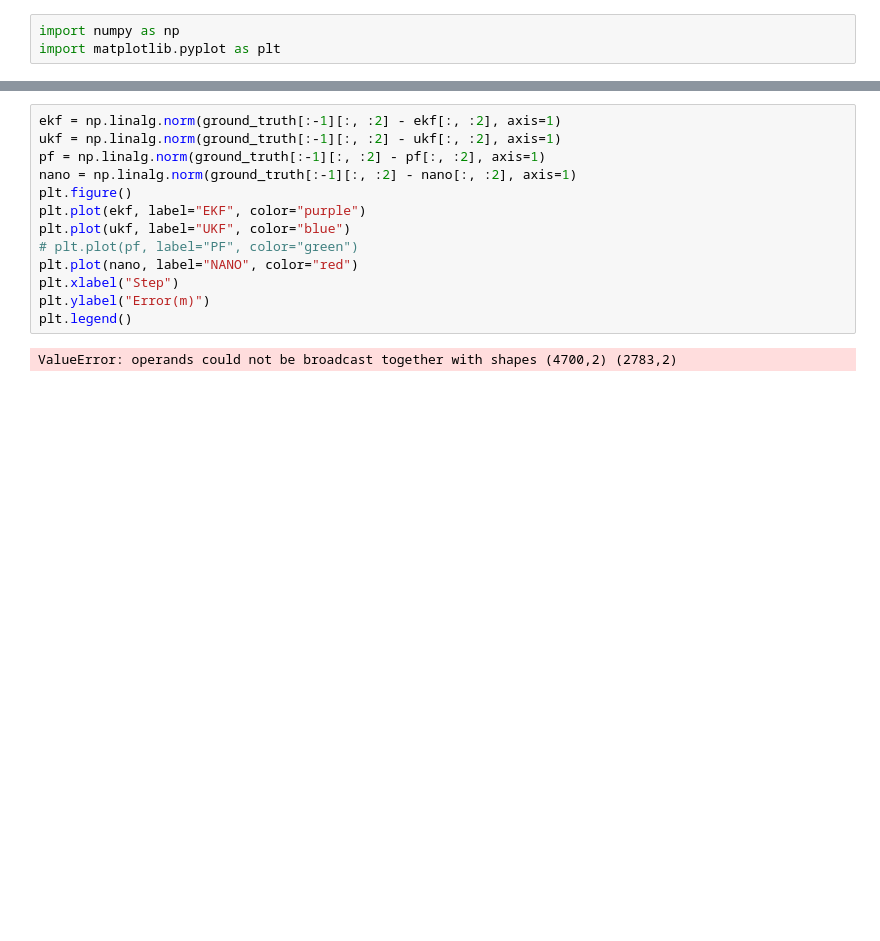
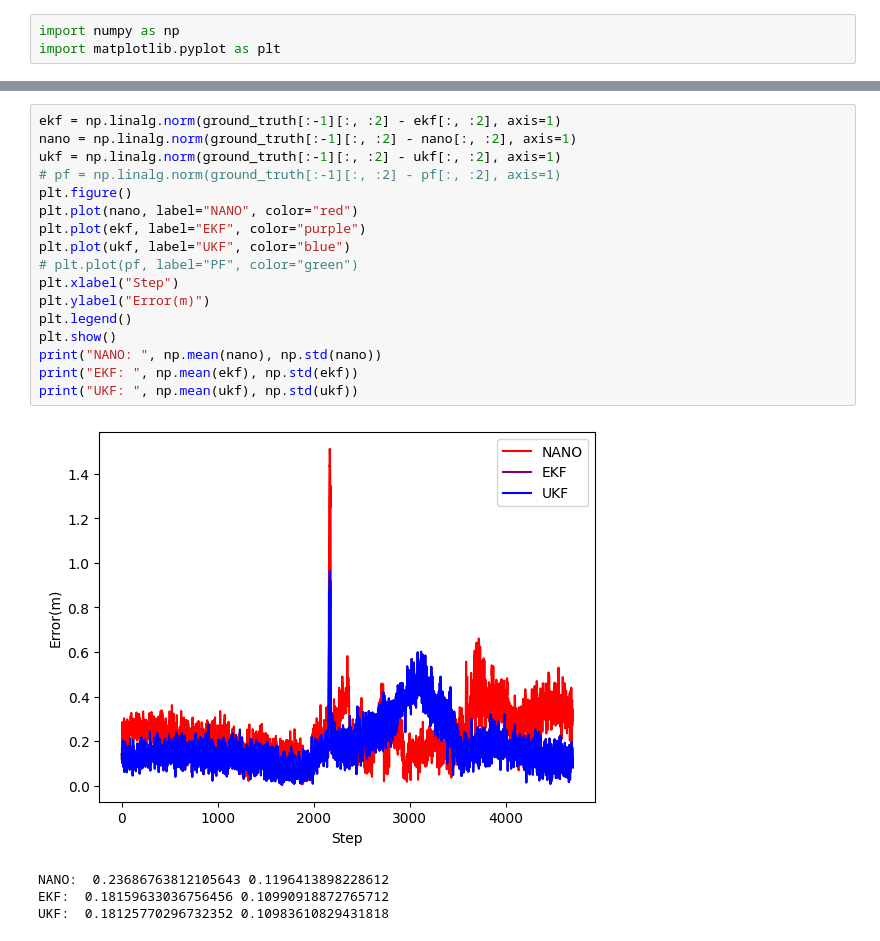
Before and after one commit to Horizonll/Loc-NANO, a Jupyter notebook: a.ipynb, the cells around one changed output, grey strips where cells are left out. Saved outputs shown, nothing was run; the diff lists cells and outputs as text; blank space fills up the shorter version.

```diff
--- a/a.ipynb
+++ b/a.ipynb
@@ -30,15 +30,22 @@ plt.show()
 # %%
 ekf = np.linalg.norm(ground_truth[:-1][:, :2] - ekf[:, :2], axis=1)
+nano = np.linalg.norm(ground_truth[:-1][:, :2] - nano[:, :2], axis=1)
 ukf = np.linalg.norm(ground_truth[:-1][:, :2] - ukf[:, :2], axis=1)
-pf = np.linalg.norm(ground_truth[:-1][:, :2] - pf[:, :2], axis=1)
-nano = np.linalg.norm(ground_truth[:-1][:, :2] - nano[:, :2], axis=1)
+# pf = np.linalg.norm(ground_truth[:-1][:, :2] - pf[:, :2], axis=1)
 plt.figure()
+plt.plot(nano, label="NANO", color="red")
 plt.plot(ekf, label="EKF", color="purple")
 plt.plot(ukf, label="UKF", color="blue")
 # plt.plot(pf, label="PF", color="green")
-plt.plot(nano, label="NANO", color="red")
 plt.xlabel("Step")
 plt.ylabel("Error(m)")
 plt.legend()
+plt.show()
+print("NANO: ", np.mean(nano), np.std(nano))
+print("EKF: ", np.mean(ekf), np.std(ekf))
+print("UKF: ", np.mean(ukf), np.std(ukf))
 # %% [output]
+[figure, added]
-ValueError: operands could not be broadcast together with shapes (4700,2) (2783,2)
+NANO:  0.23686763812105643 0.1196413898228612
+EKF:  0.18159633036756456 0.10990918872765712
+UKF:  0.18125770296732352 0.10983610829431818
```
Also changed, not shown: parts of 1 cell of this notebook, 4 other files.
